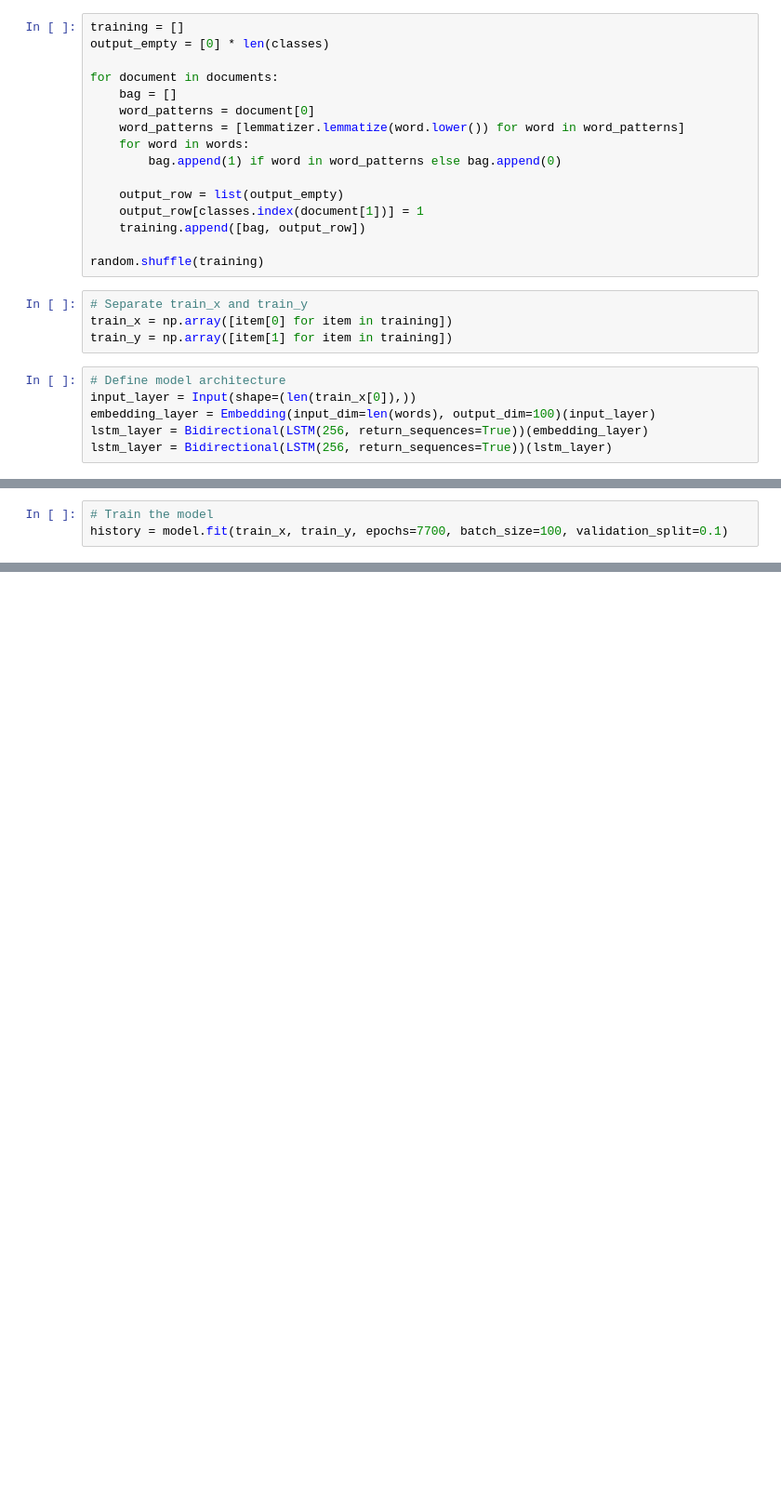
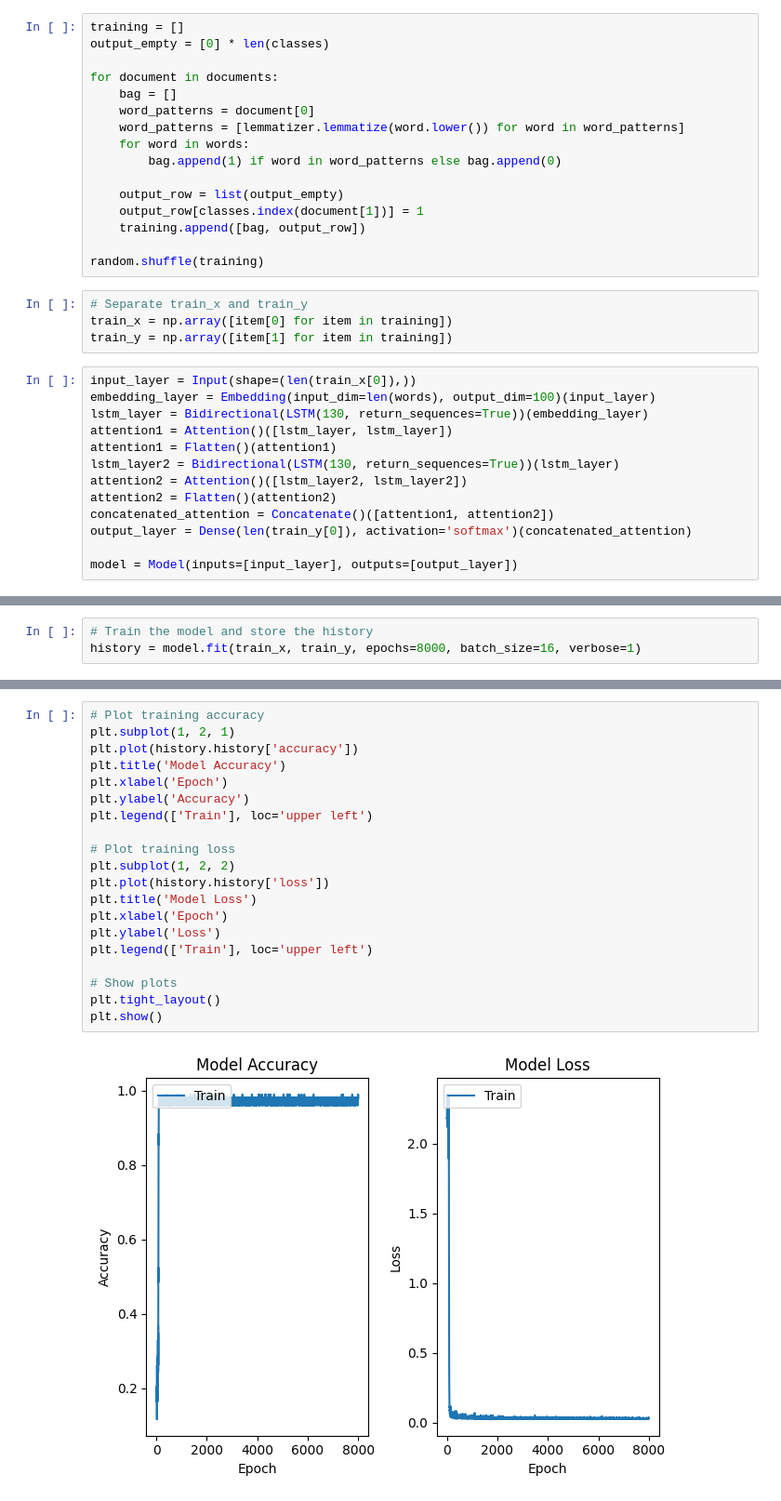
Before and after one commit to official-biswadeb941/Mayabati---Your-Personal-AI-Chef, a Jupyter notebook: trainer/trainer.ipynb, the cells around one changed output, grey strips where cells are left out. Shown at 93% size. Drawn from its saved outputs; the diff is of its cells as text; blank space fills up the shorter version.

Commit message:
Code_Updated_for_Model_Training

```diff
--- a/trainer/trainer.ipynb
+++ b/trainer/trainer.ipynb
@@ -60,8 +59,15 @@ random.shuffle(training)
 train_x = np.array([item[0] for item in training])
 train_y = np.array([item[1] for item in training])
 # %%
-# Define model architecture
 input_layer = Input(shape=(len(train_x[0]),))
 embedding_layer = Embedding(input_dim=len(words), output_dim=100)(input_layer)
-lstm_layer = Bidirectional(LSTM(256, return_sequences=True))(embedding_layer)
-lstm_layer = Bidirectional(LSTM(256, return_sequences=True))(lstm_layer)
+lstm_layer = Bidirectional(LSTM(130, return_sequences=True))(embedding_layer)
+attention1 = Attention()([lstm_layer, lstm_layer])
+attention1 = Flatten()(attention1)
+lstm_layer2 = Bidirectional(LSTM(130, return_sequences=True))(lstm_layer)
+attention2 = Attention()([lstm_layer2, lstm_layer2])
+attention2 = Flatten()(attention2)
+concatenated_attention = Concatenate()([attention1, attention2])
+output_layer = Dense(len(train_y[0]), activation='softmax')(concatenated_attention)
+
+model = Model(inputs=[input_layer], outputs=[output_layer])
@@ -88,6 +75,6 @@ model = Model(inputs=[input_layer], outputs=[output_layer])
 sgd = SGD(learning_rate=0.01, momentum=0.9, nesterov=True)
 model.compile(loss='categorical_crossentropy', optimizer=sgd, metrics=['accuracy'])
 # %%
-# Train the model
-history = model.fit(train_x, train_y, epochs=7700, batch_size=100, validation_split=0.1)
+# Train the model and store the history
+history = model.fit(train_x, train_y, epochs=8000, batch_size=16, verbose=1)
 # %% [output]
@@ -118,0 +115,22 @@ print("Done")
+# %%
+# Plot training accuracy
+plt.subplot(1, 2, 1)
+plt.plot(history.history['accuracy'])
+plt.title('Model Accuracy')
+plt.xlabel('Epoch')
+plt.ylabel('Accuracy')
+plt.legend(['Train'], loc='upper left')
+
+# Plot training loss
+plt.subplot(1, 2, 2)
+plt.plot(history.history['loss'])
+plt.title('Model Loss')
+plt.xlabel('Epoch')
+plt.ylabel('Loss')
+plt.legend(['Train'], loc='upper left')
+
+# Show plots
+plt.tight_layout()
+plt.show()
+# %% [output]
+[figure, added]
```
Also changed, not shown: parts of 20 cells of this notebook, 15 other files.
